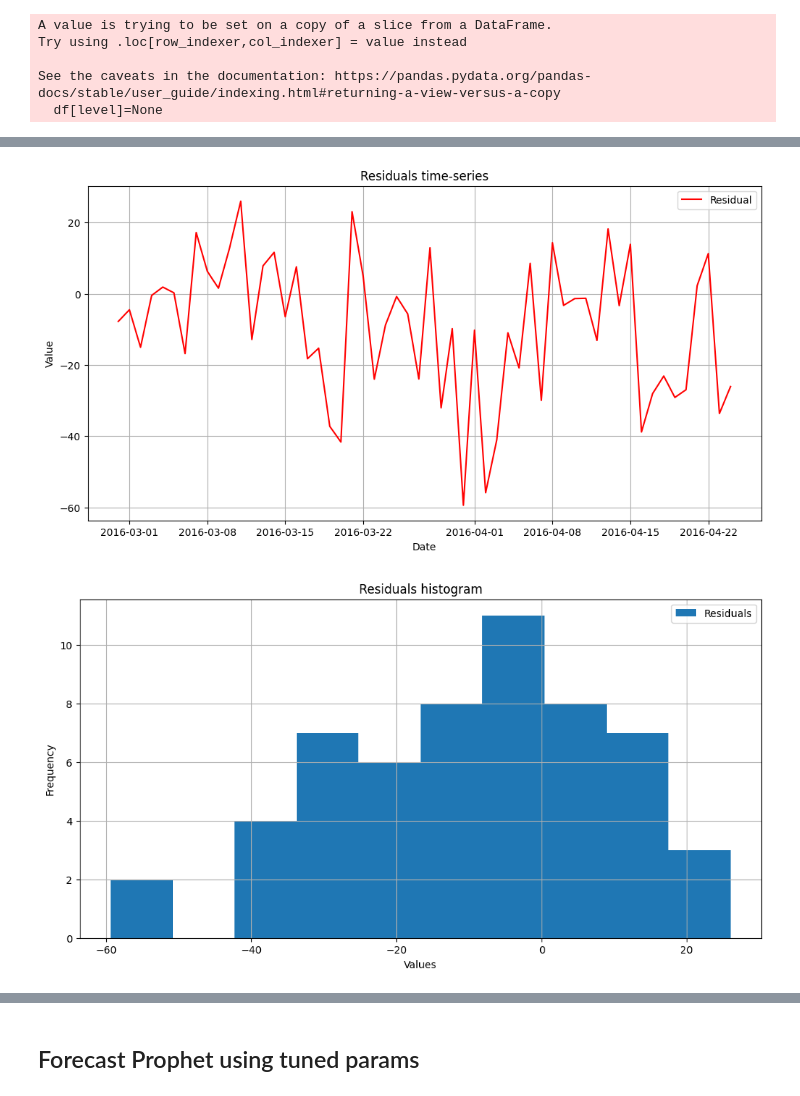
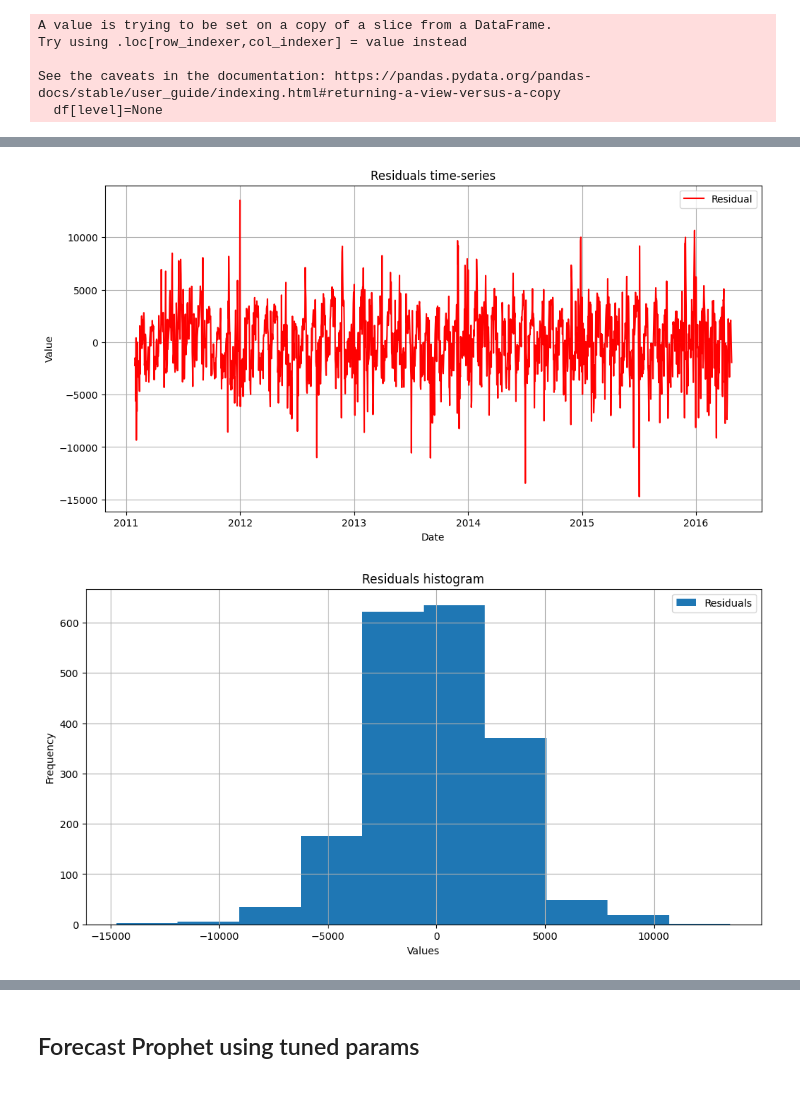
Before and after one commit to skoMarat/Hierarchical-Forecasting, a Jupyter notebook: Prophet_notebook.ipynb, the cells around one changed output, grey strips where cells are left out. Drawn from its saved outputs; the diff is of its cells as text; code cells hidden in the pictures.

Commit message:
draft ARIMA tune forecast, tune_pht for temporal

```diff
--- a/Prophet_notebook.ipynb
+++ b/Prophet_notebook.ipynb
@@ -49,3 +55,3 @@ See the caveats in the documentation: https://pandas.pydata.org/pandas-docs/stab
 # %%
-tree.dForecasters[0].plot_prediction(inSample=False)
+tree.dForecasters[0].plot_prediction(inSample=True)
 # %% [output]
@@ -53,2 +59,2 @@ tree.dForecasters[0].plot_prediction(inSample=False)
-[figure, old version]
+[figure, new version]
-[figure, old version]
+[figure, new version]
```
Also changed, not shown: parts of 3 cells of this notebook, 8 other files.
